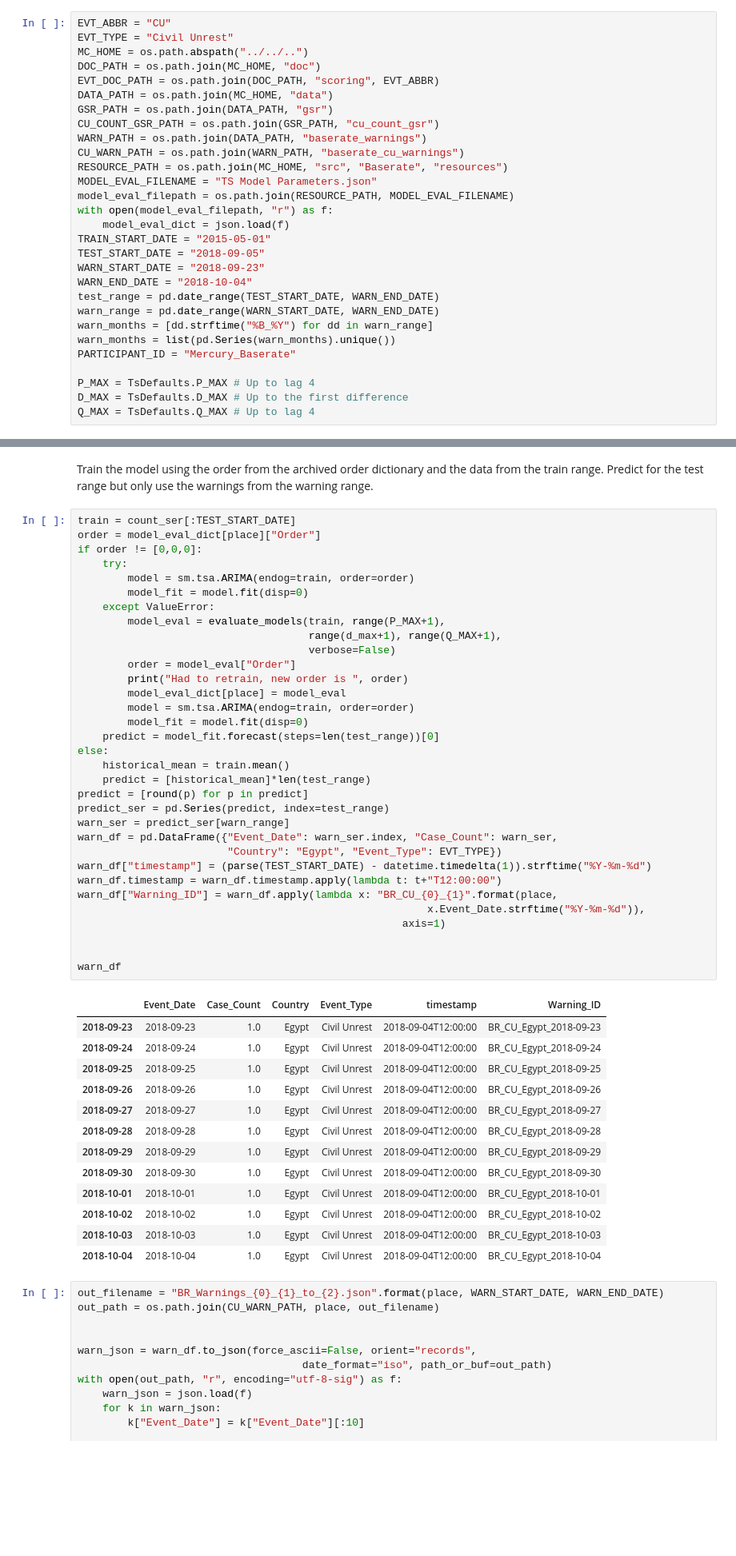
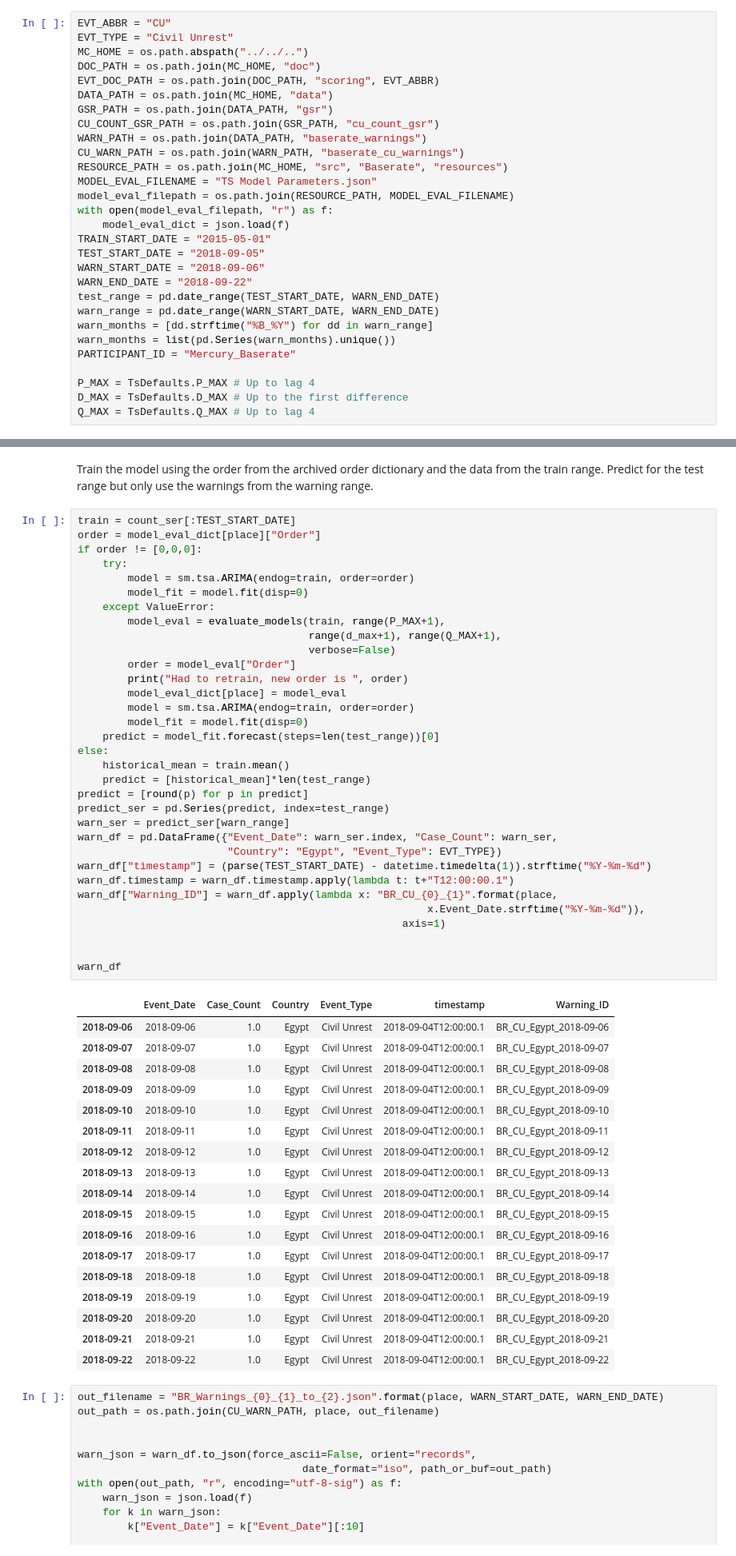
Before and after one commit to planetmercury/mercury-challenge, a Jupyter notebook: src/Baserate/notebooks/Produce Baserate CU Warnings with Timestamp Without Model Details.ipynb, the cells around one changed output, grey strips where cells are left out. Shown at 80% size. Cells and saved outputs as stored; diff of their text form; blank space fills up the shorter version.

Commit message:
Updated timestamps to specify fractions of a second so they will validate.

```diff
--- a/src/Baserate/notebooks/Produce Baserate CU Warnings with Timestamp Without Model Details.ipynb
+++ b/src/Baserate/notebooks/Produce Baserate CU Warnings with Timestamp Without Model Details.ipynb
@@ -55,8 +55,8 @@ with open(model_eval_filepath, "r") as f:
     model_eval_dict = json.load(f)
 TRAIN_START_DATE = "2015-05-01"
 TEST_START_DATE = "2018-09-05"
-WARN_START_DATE = "2018-09-23"
-WARN_END_DATE = "2018-10-04"
+WARN_START_DATE = "2018-09-06"
+WARN_END_DATE = "2018-09-22"
 test_range = pd.date_range(TEST_START_DATE, WARN_END_DATE)
 warn_range = pd.date_range(WARN_START_DATE, WARN_END_DATE)
 warn_months = [dd.strftime("%B_%Y") for dd in warn_range]
@@ -102,46 +102,51 @@ if order != [0,0,0]:
     try:
         model = sm.tsa.ARIMA(endog=train, order=order)
         model_fit = model.fit(disp=0)
     except ValueError:
         model_eval = evaluate_models(train, range(P_MAX+1),
                                      range(d_max+1), range(Q_MAX+1),
                                      verbose=False)
         order = model_eval["Order"]
         print("Had to retrain, new order is ", order)
         model_eval_dict[place] = model_eval
         model = sm.tsa.ARIMA(endog=train, order=order)
         model_fit = model.fit(disp=0)
     predict = model_fit.forecast(steps=len(test_range))[0]
 else:
     historical_mean = train.mean()
     predict = [historical_mean]*len(test_range)
 predict = [round(p) for p in predict]
 predict_ser = pd.Series(predict, index=test_range)
 warn_ser = predict_ser[warn_range]
 warn_df = pd.DataFrame({"Event_Date": warn_ser.index, "Case_Count": warn_ser,
                         "Country": "Egypt", "Event_Type": EVT_TYPE})
 warn_df["timestamp"] = (parse(TEST_START_DATE) - datetime.timedelta(1)).strftime("%Y-%m-%d")
-warn_df.timestamp = warn_df.timestamp.apply(lambda t: t+"T12:00:00")
+warn_df.timestamp = warn_df.timestamp.apply(lambda t: t+"T12:00:00.1")
 warn_df["Warning_ID"] = warn_df.apply(lambda x: "BR_CU_{0}_{1}".format(place,
                                                         x.Event_Date.strftime("%Y-%m-%d")),
                                                     axis=1)
 
 
 warn_df
 # %% [output]
 |  | Event_Date | Case_Count | Country | Event_Type | timestamp | Warning_ID |
-| 2018-09-23 | 2018-09-23 | 1.0 | Egypt | Civil Unrest | 2018-09-04T12:00:00 | BR_CU_Egypt_2018-09-23 |
-| 2018-09-24 | 2018-09-24 | 1.0 | Egypt | Civil Unrest | 2018-09-04T12:00:00 | BR_CU_Egypt_2018-09-24 |
-| 2018-09-25 | 2018-09-25 | 1.0 | Egypt | Civil Unrest | 2018-09-04T12:00:00 | BR_CU_Egypt_2018-09-25 |
-| 2018-09-26 | 2018-09-26 | 1.0 | Egypt | Civil Unrest | 2018-09-04T12:00:00 | BR_CU_Egypt_2018-09-26 |
-| 2018-09-27 | 2018-09-27 | 1.0 | Egypt | Civil Unrest | 2018-09-04T12:00:00 | BR_CU_Egypt_2018-09-27 |
-| 2018-09-28 | 2018-09-28 | 1.0 | Egypt | Civil Unrest | 2018-09-04T12:00:00 | BR_CU_Egypt_2018-09-28 |
-| 2018-09-29 | 2018-09-29 | 1.0 | Egypt | Civil Unrest | 2018-09-04T12:00:00 | BR_CU_Egypt_2018-09-29 |
-| 2018-09-30 | 2018-09-30 | 1.0 | Egypt | Civil Unrest | 2018-09-04T12:00:00 | BR_CU_Egypt_2018-09-30 |
-| 2018-10-01 | 2018-10-01 | 1.0 | Egypt | Civil Unrest | 2018-09-04T12:00:00 | BR_CU_Egypt_2018-10-01 |
-| 2018-10-02 | 2018-10-02 | 1.0 | Egypt | Civil Unrest | 2018-09-04T12:00:00 | BR_CU_Egypt_2018-10-02 |
-| 2018-10-03 | 2018-10-03 | 1.0 | Egypt | Civil Unrest | 2018-09-04T12:00:00 | BR_CU_Egypt_2018-10-03 |
-| 2018-10-04 | 2018-10-04 | 1.0 | Egypt | Civil Unrest | 2018-09-04T12:00:00 | BR_CU_Egypt_2018-10-04 |
+| 2018-09-06 | 2018-09-06 | 1.0 | Egypt | Civil Unrest | 2018-09-04T12:00:00.1 | BR_CU_Egypt_2018-09-06 |
+| 2018-09-07 | 2018-09-07 | 1.0 | Egypt | Civil Unrest | 2018-09-04T12:00:00.1 | BR_CU_Egypt_2018-09-07 |
+| 2018-09-08 | 2018-09-08 | 1.0 | Egypt | Civil Unrest | 2018-09-04T12:00:00.1 | BR_CU_Egypt_2018-09-08 |
+| 2018-09-09 | 2018-09-09 | 1.0 | Egypt | Civil Unrest | 2018-09-04T12:00:00.1 | BR_CU_Egypt_2018-09-09 |
+| 2018-09-10 | 2018-09-10 | 1.0 | Egypt | Civil Unrest | 2018-09-04T12:00:00.1 | BR_CU_Egypt_2018-09-10 |
+| 2018-09-11 | 2018-09-11 | 1.0 | Egypt | Civil Unrest | 2018-09-04T12:00:00.1 | BR_CU_Egypt_2018-09-11 |
+| 2018-09-12 | 2018-09-12 | 1.0 | Egypt | Civil Unrest | 2018-09-04T12:00:00.1 | BR_CU_Egypt_2018-09-12 |
+| 2018-09-13 | 2018-09-13 | 1.0 | Egypt | Civil Unrest | 2018-09-04T12:00:00.1 | BR_CU_Egypt_2018-09-13 |
+| 2018-09-14 | 2018-09-14 | 1.0 | Egypt | Civil Unrest | 2018-09-04T12:00:00.1 | BR_CU_Egypt_2018-09-14 |
+| 2018-09-15 | 2018-09-15 | 1.0 | Egypt | Civil Unrest | 2018-09-04T12:00:00.1 | BR_CU_Egypt_2018-09-15 |
+| 2018-09-16 | 2018-09-16 | 1.0 | Egypt | Civil Unrest | 2018-09-04T12:00:00.1 | BR_CU_Egypt_2018-09-16 |
+| 2018-09-17 | 2018-09-17 | 1.0 | Egypt | Civil Unrest | 2018-09-04T12:00:00.1 | BR_CU_Egypt_2018-09-17 |
+| 2018-09-18 | 2018-09-18 | 1.0 | Egypt | Civil Unrest | 2018-09-04T12:00:00.1 | BR_CU_Egypt_2018-09-18 |
+| 2018-09-19 | 2018-09-19 | 1.0 | Egypt | Civil Unrest | 2018-09-04T12:00:00.1 | BR_CU_Egypt_2018-09-19 |
+| 2018-09-20 | 2018-09-20 | 1.0 | Egypt | Civil Unrest | 2018-09-04T12:00:00.1 | BR_CU_Egypt_2018-09-20 |
+| 2018-09-21 | 2018-09-21 | 1.0 | Egypt | Civil Unrest | 2018-09-04T12:00:00.1 | BR_CU_Egypt_2018-09-21 |
+| 2018-09-22 | 2018-09-22 | 1.0 | Egypt | Civil Unrest | 2018-09-04T12:00:00.1 | BR_CU_Egypt_2018-09-22 |
 # %%
 out_filename = "BR_Warnings_{0}_{1}_to_{2}.json".format(place, WARN_START_DATE, WARN_END_DATE)
 out_path = os.path.join(CU_WARN_PATH, place, out_filename)
```
Also changed, not shown: parts of 8 cells of this notebook, 6 other files.
